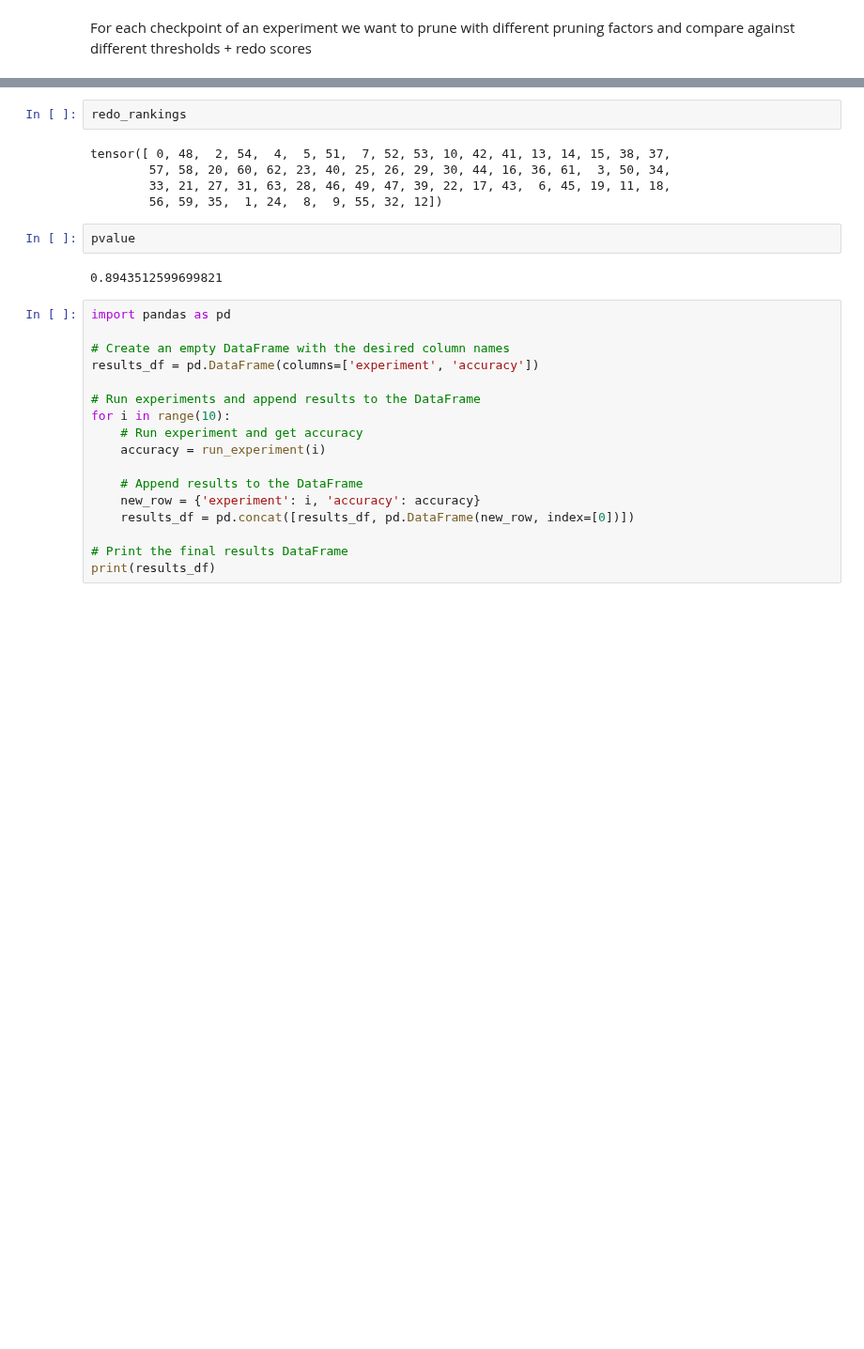
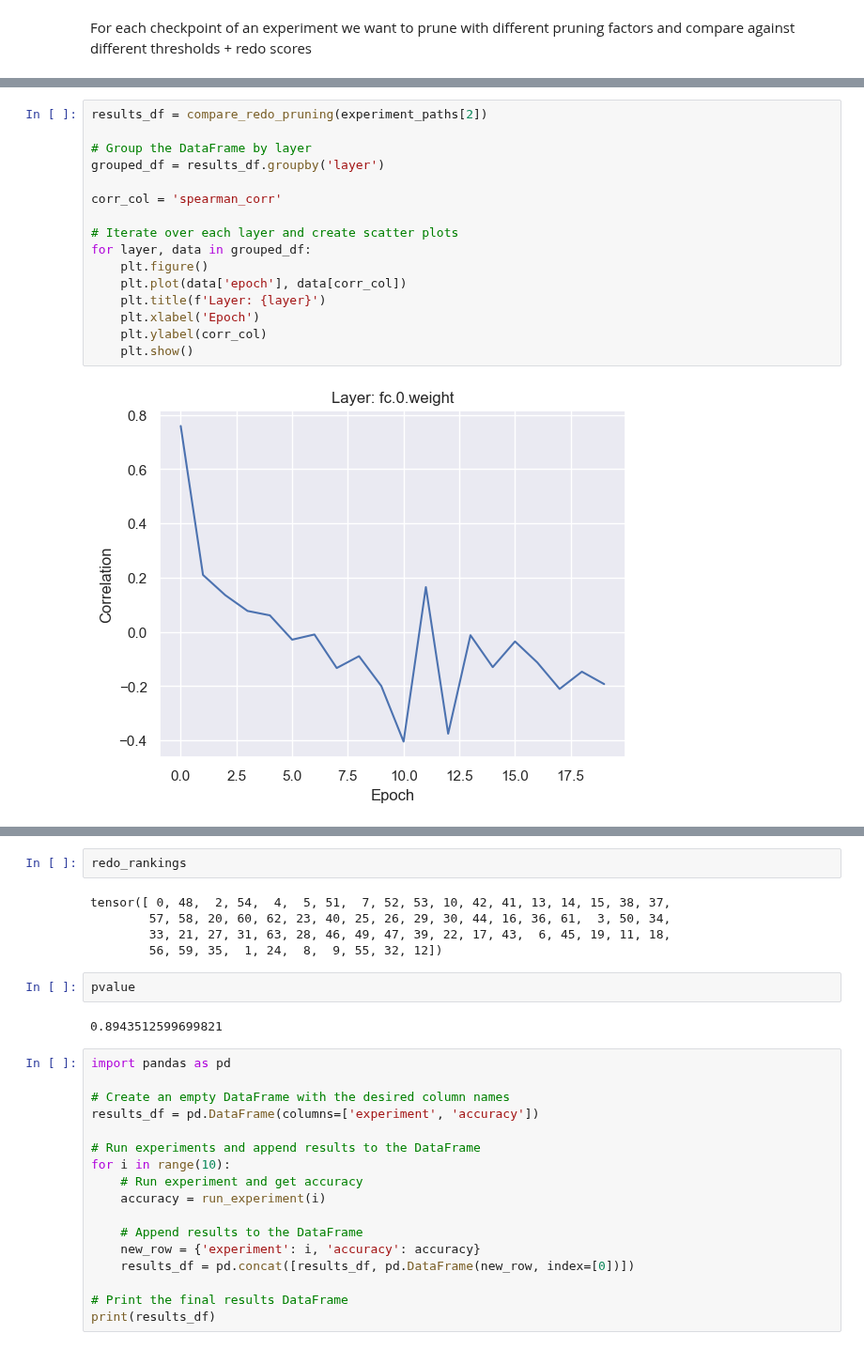
Before and after one commit to mariusdgm/minatar_work, a Jupyter notebook: experiments/pruning/pruning_redo.ipynb, the cells around one changed output, grey strips where cells are left out. Shown at 94% size. Saved outputs shown, nothing was run; the diff lists cells and outputs as text; blank space fills up the shorter version.

```diff
--- a/experiments/pruning/pruning_redo.ipynb
+++ b/experiments/pruning/pruning_redo.ipynb
@@ -184,0 +155,18 @@ Hooking Linear(in_features=576, out_features=64, bias=True) -> Linear(in_feature
+# %%
+results_df = compare_redo_pruning(experiment_paths[2])
+
+# Group the DataFrame by layer
+grouped_df = results_df.groupby('layer')
+
+corr_col = 'spearman_corr'
+
+# Iterate over each layer and create scatter plots
+for layer, data in grouped_df:
+    plt.figure()
+    plt.plot(data['epoch'], data[corr_col])
+    plt.title(f'Layer: {layer}')
+    plt.xlabel('Epoch')
+    plt.ylabel(corr_col)
+    plt.show()
+# %% [output]
+[figure, added]
```
Also changed, not shown: parts of 18 cells of this notebook, 1 other file.
